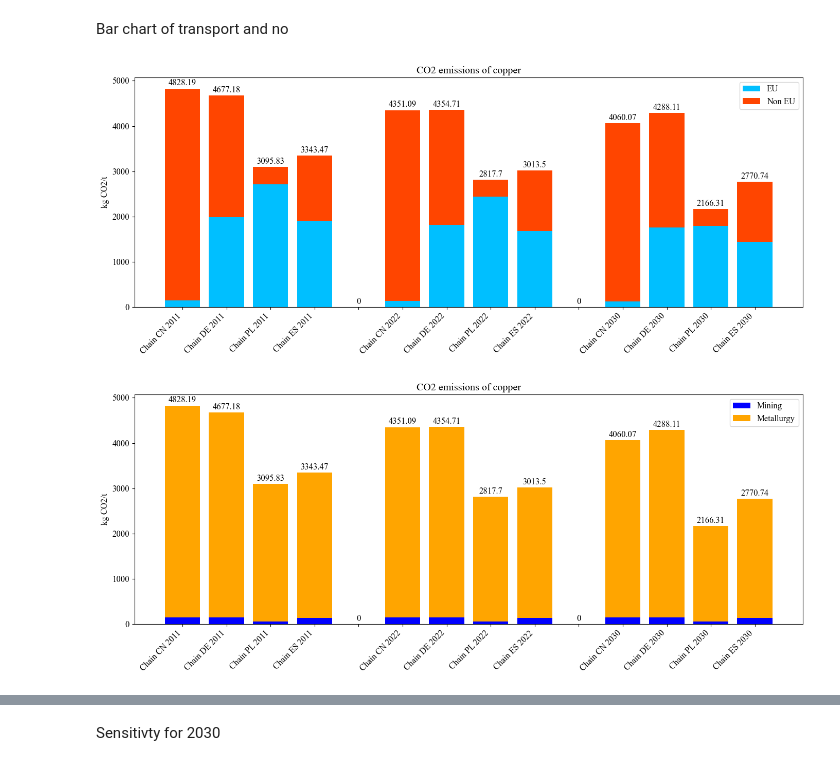
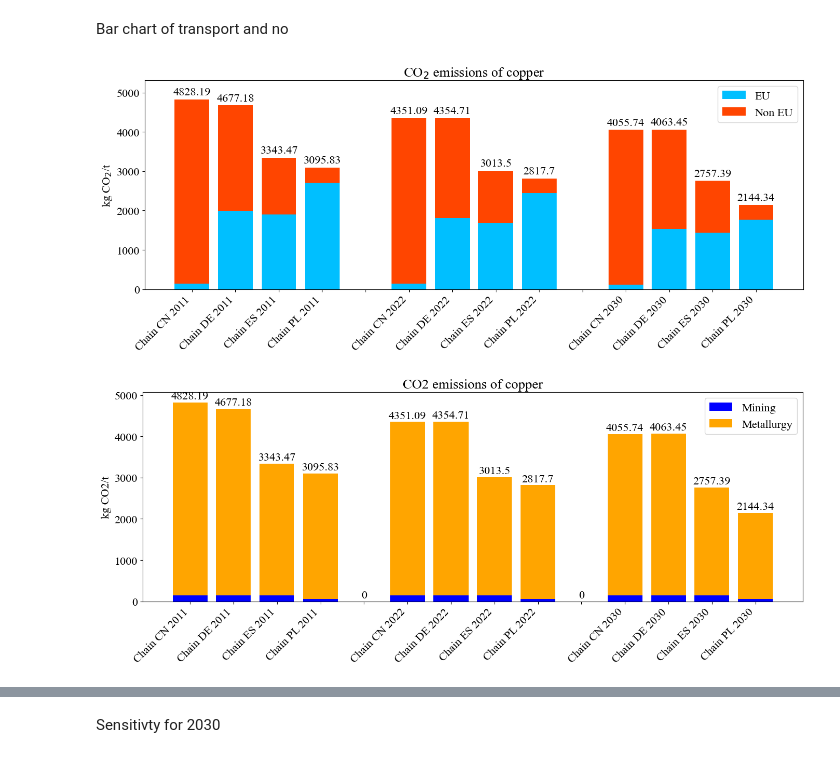
Before and after one commit to Martinez-Hernando/Exiobase_EU_ETS, a Jupyter notebook: Code_Exiobase_EU_ETS copper.ipynb, the cells around one changed output, grey strips where cells are left out. Saved outputs shown, nothing was run; the diff lists cells and outputs as text; code cells hidden in the pictures.

```diff
--- a/Code_Exiobase_EU_ETS copper.ipynb
+++ b/Code_Exiobase_EU_ETS copper.ipynb
@@ -1273,11 +1305,11 @@ porc_eu_metal_b.columns=list(range(12))
 porc_eu_metal_t=[]
 countries=[country_metal_1, country_metal_2, country_metal_3, country_metal_4, country_metal_1, country_metal_2, country_metal_3, country_metal_4, country_metal_1, country_metal_2, country_metal_3, country_metal_4]
 for j in range(12):
-    if j<3:
+    if j<4:
         Metal_t=exio3311.Z.xs("Other land transportation services", level="sector", axis=0)[(countries[j],metal)]
         Metal_eu_t=Metal_t[Metal_t.index.isin(eu_countries)]
         porc_eu_metal_t_i=Metal_eu_t.sum()/Metal_t.sum() #To calculate the porcentage of EU in transport
-    elif j<6:
+    elif j<8:
         Metal_t=exio3322.Z.xs("Other land transportation services", level="sector", axis=0)[(countries[j],metal)]
         Metal_eu_t=Metal_t[Metal_t.index.isin(eu_countries)]
         porc_eu_metal_t_i=Metal_eu_t.sum()/Metal_t.sum() #To calculate the porcentage of EU in transport
@@ -1294,11 +1326,11 @@ porc_eu_metal_t.columns=list(range(12))
 porc_eu_metal_p=[]
 countries=[country_metal_1, country_metal_2, country_metal_3, country_metal_4, country_metal_1, country_metal_2, country_metal_3, country_metal_4, country_metal_1, country_metal_2, country_metal_3, country_metal_4]
 for j in range(12):
-    if j<3:
+    if j<4:
         Metal_p=exio3311.Z.xs("Air transport services (62)", level="sector", axis=0)[(countries[j],metal)]
         Metal_eu_p=Metal_p[Metal_p.index.isin(eu_countries)]
         porc_eu_metal_p_i=Metal_eu_p.sum()/Metal_p.sum() #To calculate the percentage of EU in transport
-    elif j<6:
+    elif j<8:
         Metal_p=exio3322.Z.xs("Air transport services (62)", level="sector", axis=0)[(countries[j],metal)]
         Metal_eu_p=Metal_p[Metal_p.index.isin(eu_countries)]
         porc_eu_metal_p_i=Metal_eu_p.sum()/Metal_p.sum() #To calculate the percentage of EU in transport
@@ -1332,9 +1364,9 @@ for j in range(12):
     Cost_trucks_3_metal_i=[]
     Cost_planes_2_metal_i=[]
 
-    if j<3:
+    if j<4:
         price_co2=price_co2_2011
-    elif j<6:
+    elif j<8:
         price_co2=price_co2_2022
     else:
         price_co2=price_co2_2030
@@ -1450,9 +1482,9 @@ Cost_electricity=pd.DataFrame()
 for j in range(12):
     Cost_electricity_i=[]
 
-    if j<3:
+    if j<4:
         price_co2=price_co2_2011
-    elif j<6:
+    elif j<8:
         price_co2=price_co2_2022
     else:
         price_co2=price_co2_2030
@@ -1614,39 +1672,41 @@ impact_mining_noneu330=impact_mining_c330[non_eu_countries].sum(axis=0)
 
 impact_metal_c330=impact_metal_330['Carbon dioxide, fossil', 'tonnes', 'air'].groupby(level='region').sum()*1000
 impact_metal_eu330=impact_metal_c330[eu_countries].sum(axis=0)
 impact_metal_noneu330=impact_metal_c330[non_eu_countries].sum(axis=0)
 
 impact_mining_c430=impact_mining_430['Carbon dioxide, fossil', 'tonnes', 'air'].groupby(level='region').sum()*1000
 impact_mining_eu430=impact_mining_c430[eu_countries].sum(axis=0)
 impact_mining_noneu430=impact_mining_c430[non_eu_countries].sum(axis=0)
 
 impact_metal_c430=impact_metal_430['Carbon dioxide, fossil', 'tonnes', 'air'].groupby(level='region').sum()*1000
 impact_metal_eu430=impact_metal_c430[eu_countries].sum(axis=0)
 impact_metal_noneu430=impact_metal_c430[non_eu_countries].sum(axis=0)
 
 space=0
 
 impact_eusum=[impact_mining_eu111+impact_metal_eu111, impact_mining_eu211+impact_metal_eu211, impact_mining_eu311+impact_metal_eu311, impact_mining_eu411+impact_metal_eu411, space, impact_mining_eu1+impact_metal_eu1, impact_mining_eu2+impact_metal_eu2, impact_mining_eu3+impact_metal_eu3, impact_mining_eu4+impact_metal_eu4, space, impact_mining_eu130+impact_metal_eu130, impact_mining_eu230+impact_metal_eu230, impact_mining_eu330+impact_metal_eu330, impact_mining_eu430+impact_metal_eu430]
 impact_noneusum=[impact_mining_noneu111+impact_metal_noneu111,impact_mining_noneu211+impact_metal_noneu211,impact_mining_noneu311+impact_metal_noneu311,impact_mining_noneu411+impact_metal_noneu411,space,impact_mining_noneu1+impact_metal_noneu1,impact_mining_noneu2+impact_metal_noneu2,impact_mining_noneu3+impact_metal_noneu3,impact_mining_noneu4+impact_metal_noneu4,space,impact_mining_noneu130+impact_metal_noneu130,impact_mining_noneu230+impact_metal_noneu230,impact_mining_noneu330+impact_metal_noneu330, impact_mining_noneu430+impact_metal_noneu430]
 
 total_sum=[eu + non_eu for eu, non_eu in zip(impact_eusum, impact_noneusum)]
-labels=['Chain CN 2011', 'Chain DE 2011', 'Chain PL 2011','Chain ES 2011', '','Chain CN 2022', 'Chain DE 2022', 'Chain PL 2022','Chain ES 2022', ' ', 'Chain CN 2030', 'Chain DE 2030', 'Chain PL 2030','Chain ES 2030']
+labels=['Chain CN 2011', 'Chain DE 2011', 'Chain ES 2011','Chain PL 2011', '','Chain CN 2022', 'Chain DE 2022', 'Chain ES 2022','Chain PL 2022', ' ', 'Chain CN 2030', 'Chain DE 2030', 'Chain ES 2030','Chain PL 2030']
 
 fig, ax = plt.subplots(figsize=(14, 6))
 bars1=ax.bar(labels, impact_eusum, label='EU', color='deepskyblue')
 bars2=ax.bar(labels, impact_noneusum, bottom=np.array(impact_eusum), label='Non EU', color='orangered')
 
-for i, total in enumerate(total_sum):
-    ax.text(i, total+0.005*max(total_sum), str(round(total, 2)), ha='center', va='bottom', color='black')
+for i, (total, label) in enumerate(zip(total_sum, labels)):
+    if label.strip()!='' and total not in (0, None):
+        ax.text(i, total + 0.01*max(total_sum), str(round(total, 2)), ha='center', va='bottom', color='black')
 
 ax.legend()
-plt.ylabel('kg CO2/t')
-plt.title('CO2 emissions of copper')
+ax.set_ylim(0, max(total_sum)*1.1)
+plt.ylabel('kg CO$_2$/t')
+plt.title('CO$_2$ emissions of copper')
 plt.xticks(rotation=45, ha='right')  # Rota las etiquetas 45 grados
 plt.tight_layout()
 plt.show()
 # %% [output]
-[figure, old version]
+[figure, new version]
 # %%
 impact_mining_sum111=impact_mining_111['Carbon dioxide, fossil', 'tonnes', 'air'].sum()*1000
 impact_metal_sum111=impact_metal_111['Carbon dioxide, fossil', 'tonnes', 'air'].sum()*1000
@@ -1678,7 +1738,7 @@ impact_mining_sum=[impact_mining_sum111, impact_mining_sum211, impact_mining_sum
 impact_metal_sum=[impact_metal_sum111, impact_metal_sum211, impact_metal_sum311, impact_metal_sum411, space, impact_metal_sum1, impact_metal_sum2, impact_metal_sum3, impact_metal_sum4, space, impact_metal_sum130, impact_metal_sum230, impact_metal_sum330, impact_metal_sum430]
 
 total_sum=[mining + metal for mining, metal in zip(impact_mining_sum, impact_metal_sum)]
-labels=['Chain CN 2011', 'Chain DE 2011', 'Chain PL 2011','Chain ES 2011', '','Chain CN 2022', 'Chain DE 2022', 'Chain PL 2022','Chain ES 2022', ' ', 'Chain CN 2030', 'Chain DE 2030', 'Chain PL 2030','Chain ES 2030']
+labels=['Chain CN 2011', 'Chain DE 2011', 'Chain ES 2011','Chain PL 2011', '','Chain CN 2022', 'Chain DE 2022', 'Chain ES 2022','Chain PL 2022', ' ', 'Chain CN 2030', 'Chain DE 2030', 'Chain ES 2030','Chain PL 2030']
 
 fig, ax = plt.subplots(figsize=(14, 6))
 bars1=ax.bar(labels, impact_mining_sum, label='Mining', color='blue')
@@ -1694,7 +1754,7 @@ plt.xticks(rotation=45, ha='right')  # Rota las etiquetas 45 grados
 plt.tight_layout()
 plt.show()
 # %% [output]
-[figure, old version]
+[figure, new version]
 # %%
 Cost_CN_2011=0
 Cost_DE_2011=0
```
Also changed, not shown: parts of 30 cells of this notebook, 1 other file.
